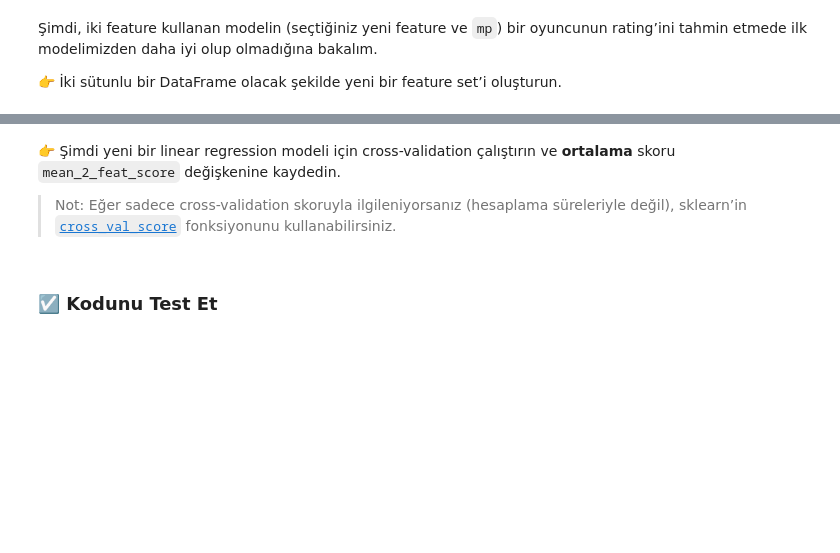
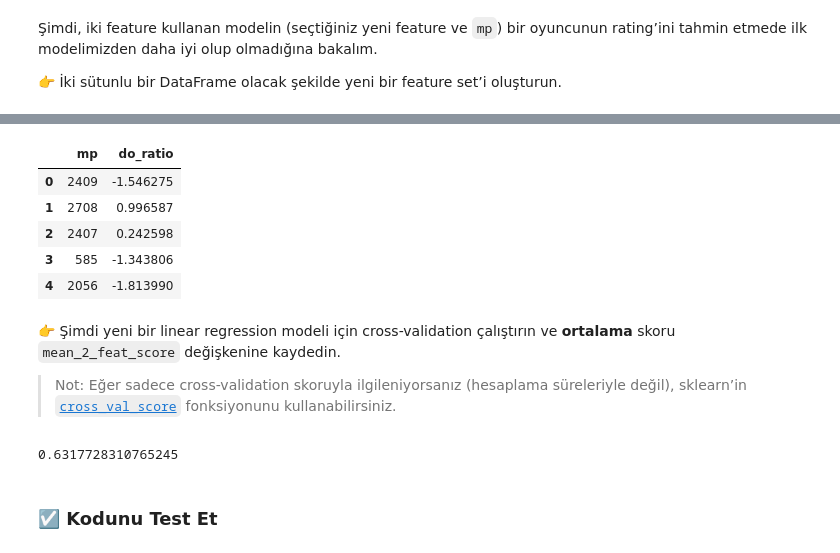
Before and after one commit to gonulsabah/workintech_project, a Jupyter notebook: S16D1-S-data-linear-regression/Linear_Regression.ipynb, the cells around one changed output, grey strips where cells are left out. Cells and saved outputs as stored; diff of their text form; code cells hidden in the pictures; blank space fills up the shorter version.

```diff
--- a/S16D1-S-data-linear-regression/Linear_Regression.ipynb
+++ b/S16D1-S-data-linear-regression/Linear_Regression.ipynb
@@ -280,9 +366,23 @@ plt.show()
+# %%
+X_2_feat = df[['mp', 'do_ratio']]
+X_2_feat.head()
+# %% [output]
+|  | mp | do_ratio |
+| 0 | 2409 | -1.546275 |
+| 1 | 2708 | 0.996587 |
+| 2 | 2407 | 0.242598 |
+| 3 | 585 | -1.343806 |
+| 4 | 2056 | -1.813990 |
 # %% [markdown]
 👉 Şimdi yeni bir linear regression modeli için cross-validation çalıştırın ve **ortalama** skoru `mean_2_feat_score` değişkenine kaydedin.
 
 > Not: Eğer sadece cross-validation skoruyla ilgileniyorsanız (hesaplama süreleriyle değil), sklearn’in [`cross_val_score`](https://scikit-learn.org/stable/modules/generated/sklearn.model_selection.cross_val_score.html) fonksiyonunu kullanabilirsiniz.
 # %%
 # SENİN KODUN BURAYA
+mean_2_feat_score = cross_val_score(model, X_2_feat, y, cv=5).mean()
+mean_2_feat_score
+# %% [output]
+0.6317728310765245
 # %% [markdown]
 ### ☑️ Kodunu Test Et
 # %%
```
Also changed, not shown: parts of 14 cells of this notebook, 14 other files.
